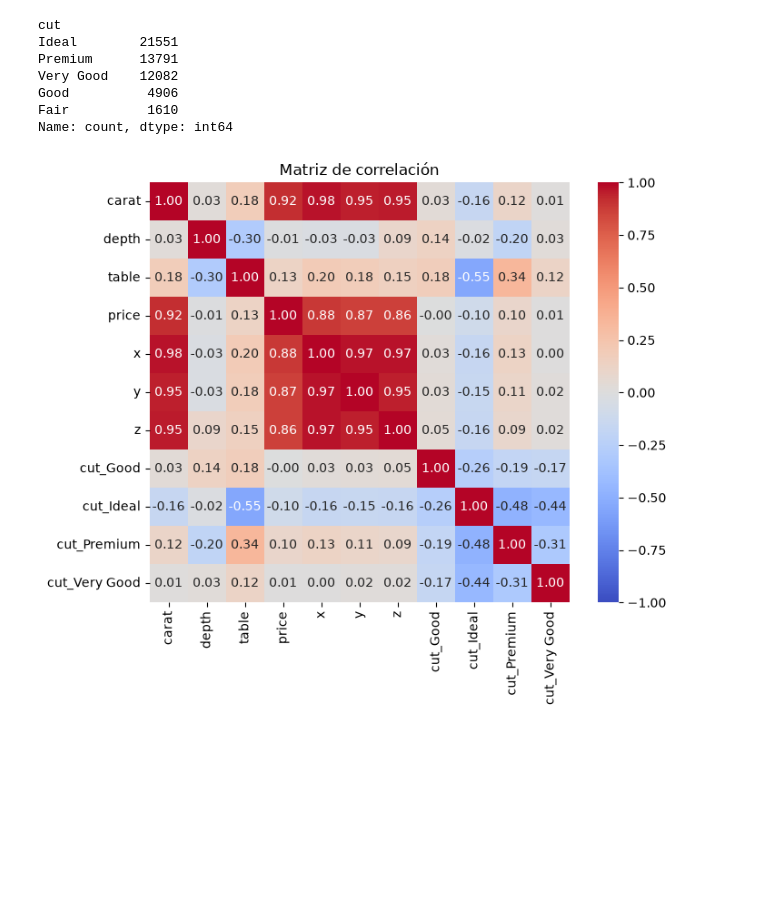
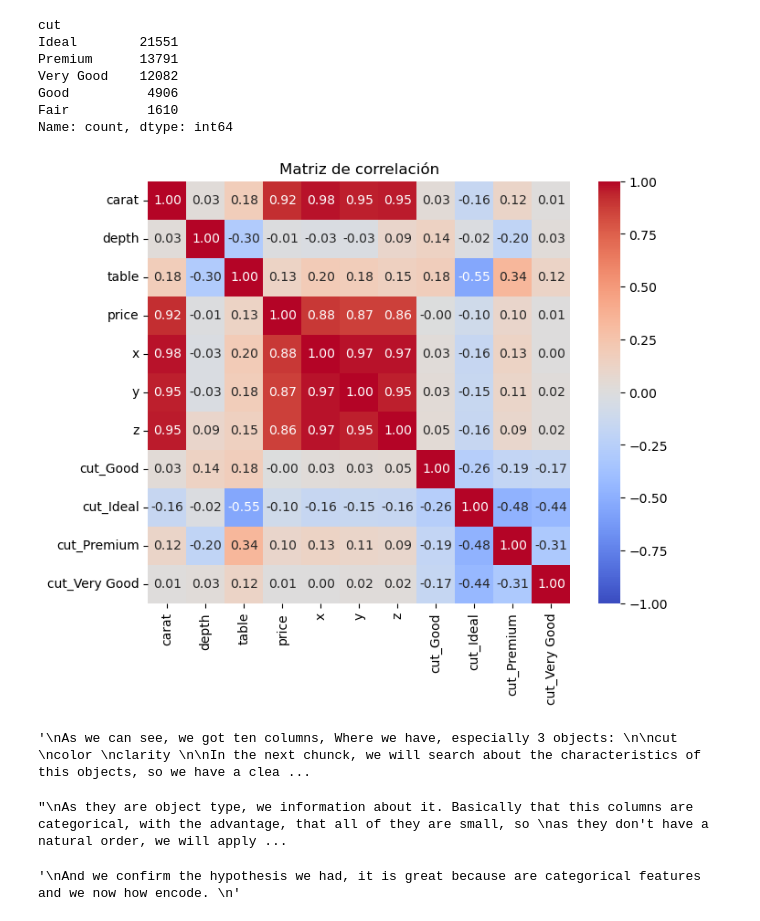
Before and after one commit to Alejoso/taller2-aprendizaje-automatico, a Jupyter notebook: eda.ipynb, the cells around one changed output. Cells and saved outputs as stored; diff of their text form; code cells hidden in the pictures; blank space fills up the shorter version.

```diff
--- a/eda.ipynb
+++ b/eda.ipynb
@@ -77,16 +77,48 @@ Name: count, dtype: int64
 # %%
 cat_features = ['cut']
 num_features = ['carat', 'depth', 'table', 'price', 'x', 'y', 'z']
 
-df_encoded = pd.get_dummies(df[num_features + cat_features],
-                             columns=cat_features, drop_first=True)
+df_encoded = pd.get_dummies(df[num_features + cat_features], columns=cat_features, drop_first=True)
 
 corr_matrix = df_encoded.corr()
 plt.figure(figsize=(8, 6))
 sns.heatmap(corr_matrix, annot=True, fmt=".2f", cmap="coolwarm", vmin=-1, vmax=1, square=True)
 plt.title("Matriz de correlación")
 plt.show()
 # %% [output]
-[figure, old version]
+[figure, new version]
 # %%
 # To do: corresponding eda
+
+## Lets check the different types of data
+
+df.dtypes
+
+"""
+As we can see, we got ten columns, Where we have, especially 3 objects:
+
+cut
+color
+clarity
+
+In the next chunck, we will search about the characteristics of this objects, so we have a clearer idea
+"""
+# %% [output]
+'\nAs we can see, we got ten columns, Where we have, especially 3 objects: \n\ncut \ncolor \nclarity \n\nIn the next chunck, we will search about the characteristics of this objects, so we have a clea ...
+# %%
+df.select_dtypes(include = ['object']).describe()
+
+"""
+As they are object type, we information about it. Basically that this columns are categorical, with the advantage, that all of they are small, so
+as they don't have a natural order, we will apply One Hot Encoding. Which is a valuable information we got.
+"""
+# %% [output]
+"\nAs they are object type, we information about it. Basically that this columns are categorical, with the advantage, that all of they are small, so \nas they don't have a natural order, we will apply ...
+# %%
+df.select_dtypes(include = ['object']).head()
+
+"""
+And we confirm the hypothesis we had, it is great because are categorical features and we now how encode.
+"""
+# %% [output]
+'\nAnd we confirm the hypothesis we had, it is great because are categorical features and we now how encode. \n'
```
Also changed, not shown: parts of 20 cells of this notebook, 1 other file.
